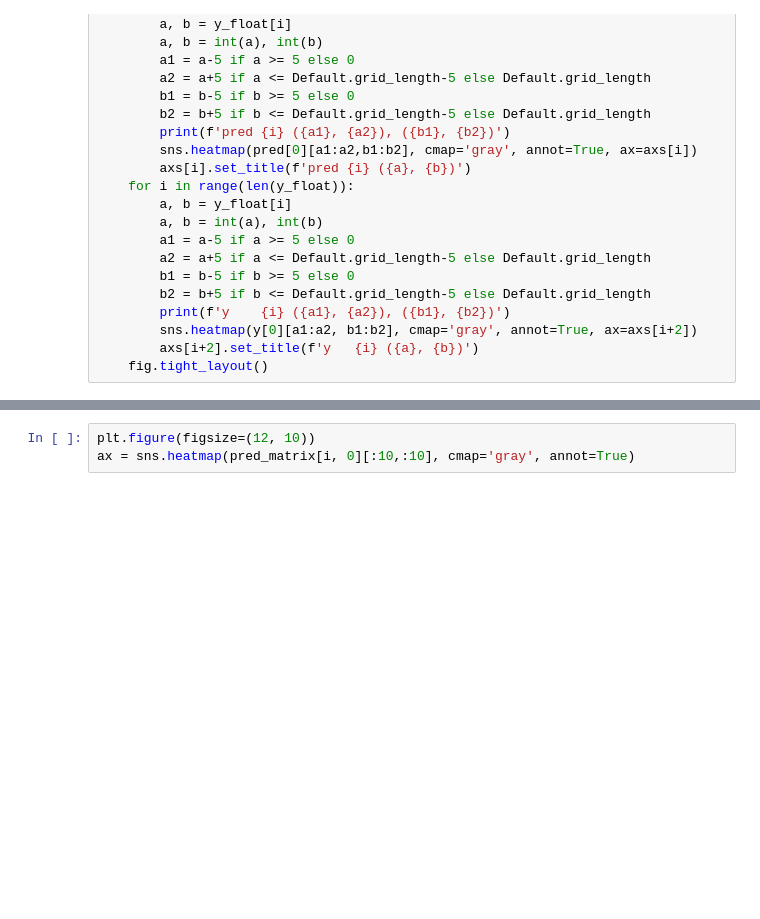
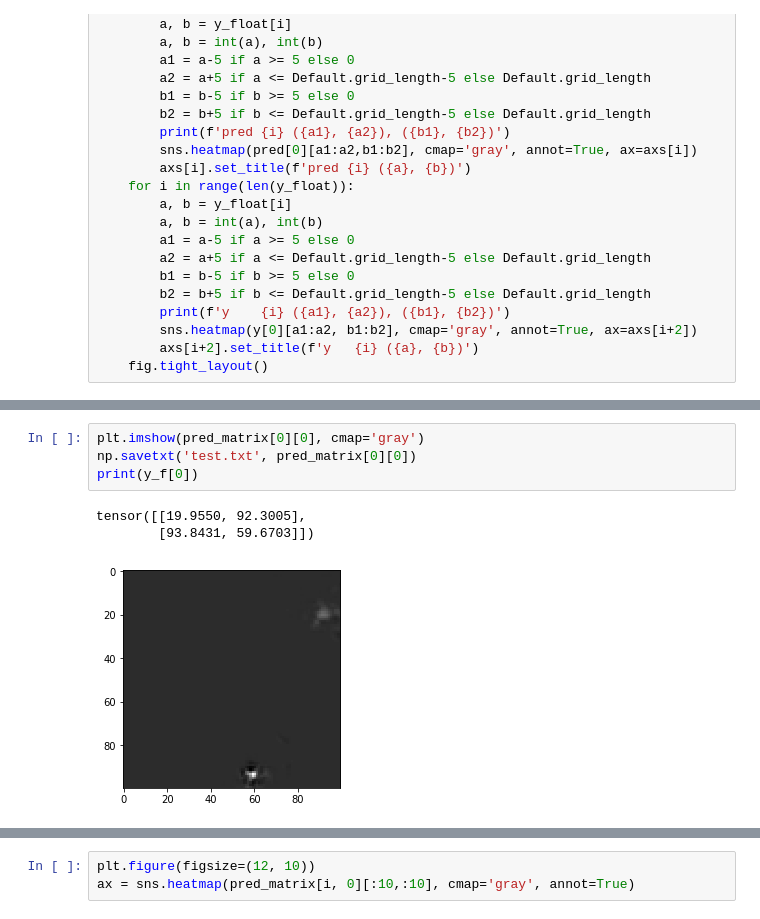
Before and after one commit to caitaozhan/deeplearning-localization, a Jupyter notebook: CNN-translation-multi2.ipynb, the cells around one changed output, grey strips where cells are left out. Cells and saved outputs as stored; diff of their text form; blank space fills up the shorter version.

```diff
--- a/CNN-translation-multi2.ipynb
+++ b/CNN-translation-multi2.ipynb
@@ -566,3 +434,11 @@ def myplot2(pred, y, y_float):
+# %%
+plt.imshow(pred_matrix[0][0], cmap='gray')
+np.savetxt('test.txt', pred_matrix[0][0])
+print(y_f[0])
+# %% [output]
+tensor([[19.9550, 92.3005],
+        [93.8431, 59.6703]])
+[figure, added]
 # %%
 model.eval()
 for t, sample in enumerate(sensor_input_test_dataloader):
```
Also changed, not shown: parts of 13 cells of this notebook, 2 other files.
